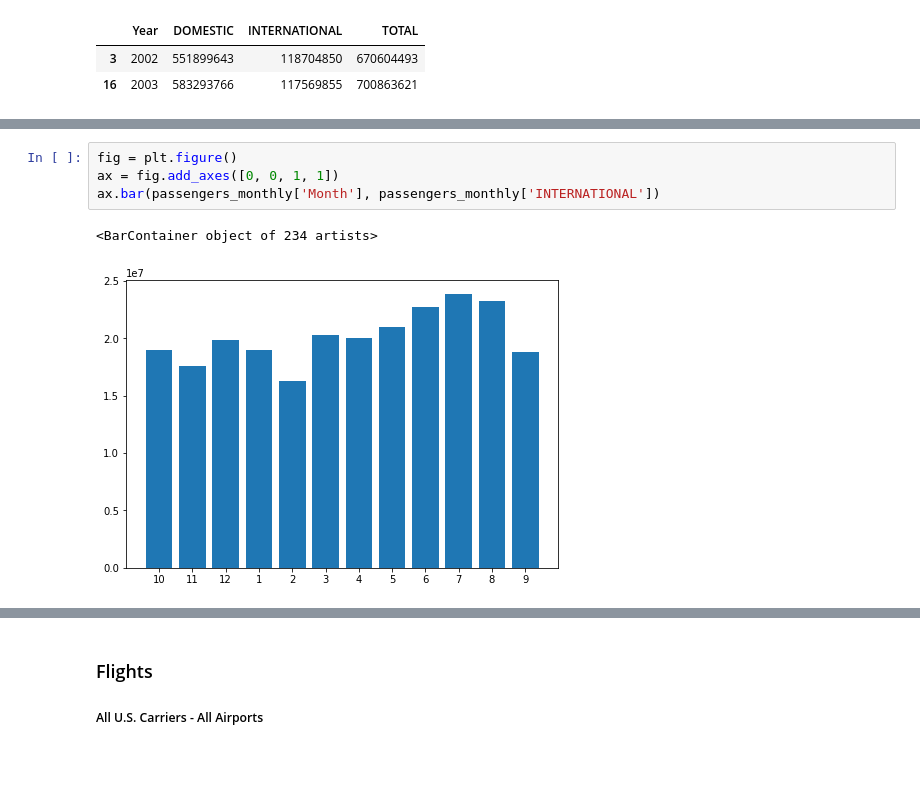
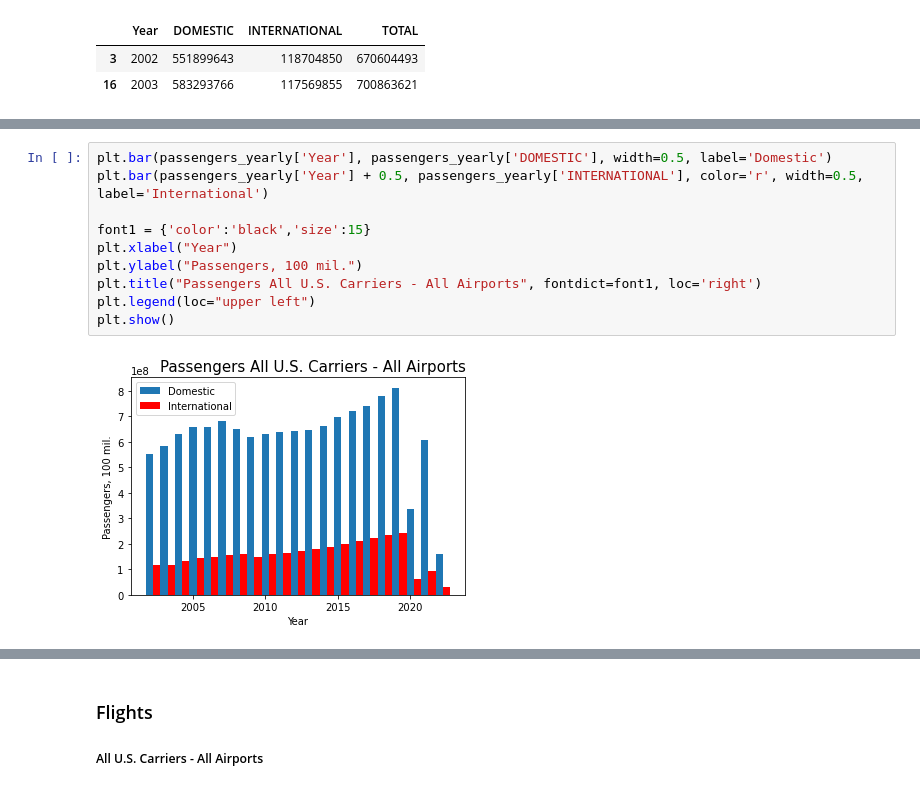
Before and after one commit to alapod/us_aviation_metrics, a Jupyter notebook: Load_data.ipynb, the cells around one changed output, grey strips where cells are left out. Drawn from its saved outputs; the diff is of its cells as text; blank space fills up the shorter version.

```diff
--- a/Load_data.ipynb
+++ b/Load_data.ipynb
@@ -76,7 +46,12 @@ ax.bar(passengers_monthly['Month'], passengers_monthly['DOMESTIC'])
-# %%
-fig = plt.figure()
-ax = fig.add_axes([0, 0, 1, 1])
-ax.bar(passengers_monthly['Month'], passengers_monthly['INTERNATIONAL'])
-# %% [output]
-<BarContainer object of 234 artists>
-[figure, removed]
+# %%
+plt.bar(passengers_yearly['Year'], passengers_yearly['DOMESTIC'], width=0.5, label='Domestic')
+plt.bar(passengers_yearly['Year'] + 0.5, passengers_yearly['INTERNATIONAL'], color='r', width=0.5, label='International')
+
+font1 = {'color':'black','size':15}
+plt.xlabel("Year")
+plt.ylabel("Passengers, 100 mil.")
+plt.title("Passengers All U.S. Carriers - All Airports", fontdict=font1, loc='right')
+plt.legend(loc="upper left")
+plt.show()
+# %% [output]
+[figure, added]
```
Also changed, not shown: parts of 8 cells of this notebook.
